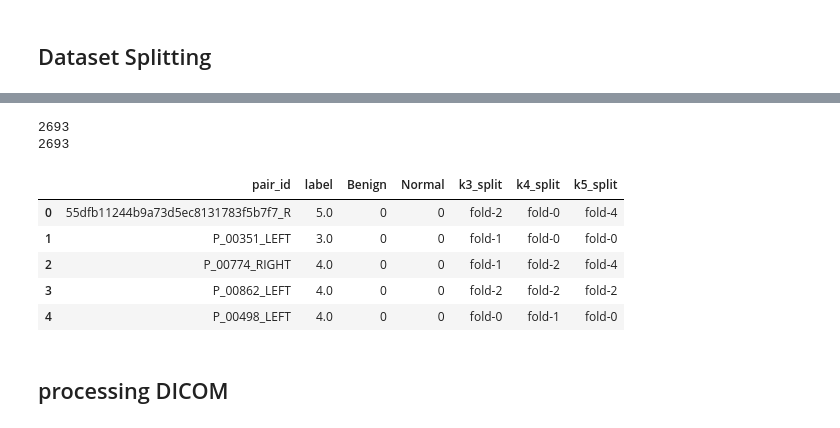
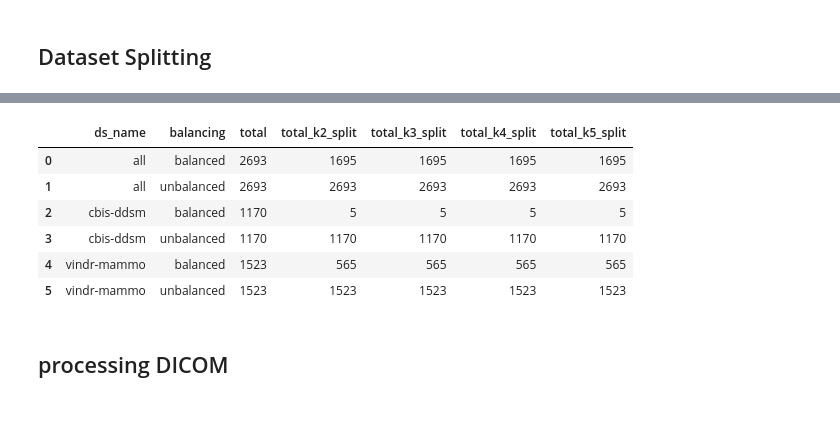
Before and after one commit to yunama47/Klasifikasi-Mammografi, a Jupyter notebook: kaggle_dataset_preprocessing_notebook.ipynb, the cells around one changed output, grey strips where cells are left out. Cells and saved outputs as stored; diff of their text form; code cells hidden in the pictures.

```diff
--- a/kaggle_dataset_preprocessing_notebook.ipynb
+++ b/kaggle_dataset_preprocessing_notebook.ipynb
@@ -104,9 +113,2 @@ except ModuleNotFoundError:
 # %% [markdown]
 ## Dataset Splitting
-# %%
-# list index yang gambar mamografinya ada kotak putih gede / otsu roi crop malah ngecrop bagian itu -.-
-# drop_indexes = [39, 65, 61, 24, 86, 73, 83, 88, 59, 49, 78, 45, 10, 106, 109, 110, 133, 144, 168, 191, 155, 195, 230, 141, 237, 248, 279, 304, 348, 329, 351, 383, 447, 330, 457, 454, 436, 478, 410, 465, 463, 468, 492, 484, 533, 528, 538, 567, 583, 450, 566, 526, 578, 652, 637, 705, 685, 617, 739, 742, 747, 749, 755, 766, 833, 847, 846, 859, 865, 888, 928, 925, 946, 974, 1001, 985, 1030, 1038, 1105, 1108, 1118, 1139, 1124, 1166, 1148, 1208, 1223, 1247, 1246, 1242, 1315, 1286, 1334, 1339, 1358, 1353, 1376, 1388, 1429, 1418, 1422, 1452, 1454, 1473, 1516, 1503, 1492, 1482, 1533, 1538, 1373, 1551, 1539, 1570, 1506, 1556, 1636, 1600, 1642, 1671, 1667, 1686, 1693, 1697, 1655, 1713, 1725, 1760, 1747, 1731, 1762, 1806, 1790, 1804, 1719, 1691, 1826, 1832, 1857, 1845, 1852, 1853, 1881, 1823, 1908, 1934, 1910, 1965, 1989, 1993, 1976, 1924, 1998, 2028, 2050, 2038, 2081, 2075, 2101, 2090, 2135, 2162, 2150, 1994, 2140, 2240, 2243, 2266, 2298, 2262, 2318, 2309, 2260, 2319, 2325, 2370, 2362, 2426, 2460, 2475, 2457, 2445, 2545, 2585, 2622, 2614, 2607, 2617, 2657, 2646, 2669, 2656]
-ds = all_multi_view_df.sample(frac=1).reset_index(drop=True)
-birads_counts = ds.BI_RADS_MAX.value_counts()
-print(len(ds))
-print('\n'.join([f"{label} : {birads_counts.get(i)}" for label, i in label_index.items()]))
@@ -121,20 +150,21 @@ BI-RADS 5 : 339
 # %%
-def get_kfold_df(k, kfold_ds=ds.copy(), balanced=True):
+def get_kfold_df(k, kfold_ds, balanced=True):
     kfold_ds[f"k{k}_split"] = "fold-sisa"
     def train_val_split(_df, k):
         split = 1 / k
-        split = round(len(_df)*split) # splitting to k-fold / (100/k)% data each fold
+        split = int(np.ceil(len(_df)*split)) # splitting to k-fold / (100/k)% data each fold
         start_index = 0
         indxs = list(_df.index)
         for i in range(k):
-            indx = indxs[start_index:(i+1)*split]
+            indx = indxs[start_index:start_index+split]
             _df.loc[indx, f"k{k}_split"] = f'fold-{i}'
             start_index+=split
         return _df
     if balanced:
+        birads_counts = kfold_ds.BI_RADS_MAX.value_counts().sort_index()
         get_n_sample = lambda _ : birads_counts.min()
         lowest_count_birads = birads_counts.argmin() + 1.0
-        low_birads = kfold_ds.loc[ds.BI_RADS_MAX == lowest_count_birads]
+        low_birads = kfold_ds.loc[kfold_ds.BI_RADS_MAX == lowest_count_birads]
         kfold_ds.loc[kfold_ds.BI_RADS_MAX == lowest_count_birads] = train_val_split(low_birads, k)
     else:
         lowest_count_birads = -1
@@ -149,8 +179,8 @@ def get_kfold_df(k, kfold_ds=ds.copy(), balanced=True):
         kfold_ds.iloc[biradn.index,:] = biradn
     return kfold_ds
 
-def print_kfold_birads_counts(k, balanced=True):
-    kfold_ds = get_kfold_df(k, balanced=balanced)
+def print_kfold_birads_counts(k,df, balanced=True):
+    kfold_ds = get_kfold_df(k,df, balanced=balanced)
     print(kfold_ds[f"k{k}_split"].value_counts())
     for i in range(k):
         fold_birads_counts = kfold_ds[kfold_ds[f"k{k}_split"] == f"fold-{i}"].BI_RADS_MAX.value_counts()
@@ -203,24 +232,36 @@ BI-RADS 5 : None
 # %%
-k_range = 3, 6
-for balancing in ["balanced", "unbalanced"]:
-    balanced = True if balancing=="balanced" else False
-    kfold_ds = ds.copy()
-    collumns_to_save = ["pair_id","BI_RADS_MAX","Benign","Normal"]
-    for k in range(*k_range):
-        kfold_ds = get_kfold_df(k, kfold_ds, balanced)
-        collumns_to_save.append(f"k{k}_split")
-    kfold_ds = kfold_ds.loc[:, collumns_to_save].rename(columns={"BI_RADS_MAX":"label"})
-    print(len(kfold_ds))
-    kfold_ds.to_csv(f"{balancing}_k-fold_splits.csv",index=False)
-kfold_ds.head()
+k_range = 2, 6
+info_table = []
+kfold_dss = {}
+for ds_name, df in dfs.items():
+    for balancing in ["balanced", "unbalanced"]:
+        balanced = True if balancing=="balanced" else False
+        kfold_ds = df.copy()
+        collumns_to_save = ["pair_id","BI_RADS_MAX","grouped_BIRADS"]
+        total = len(kfold_ds)
+        kfold_info = {}
+        for k in range(*k_range):
+            split_name = f"k{k}_split"
+            kfold_ds = get_kfold_df(k, kfold_ds, balanced)
+            collumns_to_save.append(split_name)
+            len_used = total - len(kfold_ds[kfold_ds[split_name]=="fold-sisa"])
+            kfold_info["total_" + split_name] = len_used
+        kfold_ds = kfold_ds.loc[:, collumns_to_save].rename(columns={"BI_RADS_MAX":"birads"})
+        kfold_ds.to_csv(f"{ds_name}_{balancing}_k-fold_splits.csv",index=False)
+        kfold_dss[f"{ds_name}_{balancing}"] = kfold_ds
+        info_table.append({"ds_name":ds_name,
+                           "balancing":balancing,
+                           "total":total,
+                           **kfold_info
+                          })
+pd.DataFrame(info_table)
 # %% [output]
-2693
-2693
-|  | pair_id | label | Benign | Normal | k3_split | k4_split | k5_split |
-| 0 | 55dfb11244b9a73d5ec8131783f5b7f7_R | 5.0 | 0 | 0 | fold-2 | fold-0 | fold-4 |
-| 1 | P_00351_LEFT | 3.0 | 0 | 0 | fold-1 | fold-0 | fold-0 |
-| 2 | P_00774_RIGHT | 4.0 | 0 | 0 | fold-1 | fold-2 | fold-4 |
-| 3 | P_00862_LEFT | 4.0 | 0 | 0 | fold-2 | fold-2 | fold-2 |
-| 4 | P_00498_LEFT | 4.0 | 0 | 0 | fold-0 | fold-1 | fold-0 |
+|  | ds_name | balancing | total | total_k2_split | total_k3_split | total_k4_split | total_k5_split |
+| 0 | all | balanced | 2693 | 1695 | 1695 | 1695 | 1695 |
+| 1 | all | unbalanced | 2693 | 2693 | 2693 | 2693 | 2693 |
+| 2 | cbis-ddsm | balanced | 1170 | 5 | 5 | 5 | 5 |
+| 3 | cbis-ddsm | unbalanced | 1170 | 1170 | 1170 | 1170 | 1170 |
+| 4 | vindr-mammo | balanced | 1523 | 565 | 565 | 565 | 565 |
+| 5 | vindr-mammo | unbalanced | 1523 | 1523 | 1523 | 1523 | 1523 |
 # %% [markdown]
 ## processing DICOM
```
Also changed, not shown: parts of 31 cells of this notebook.
